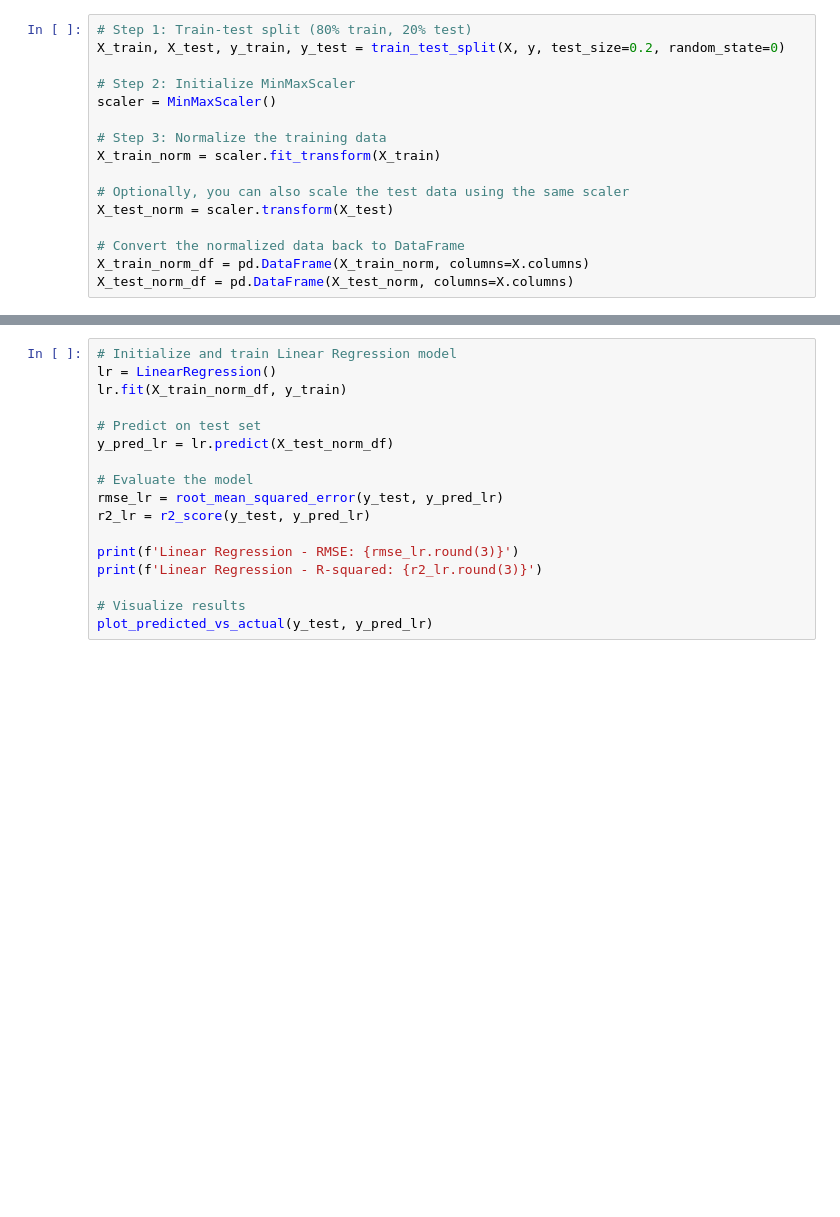
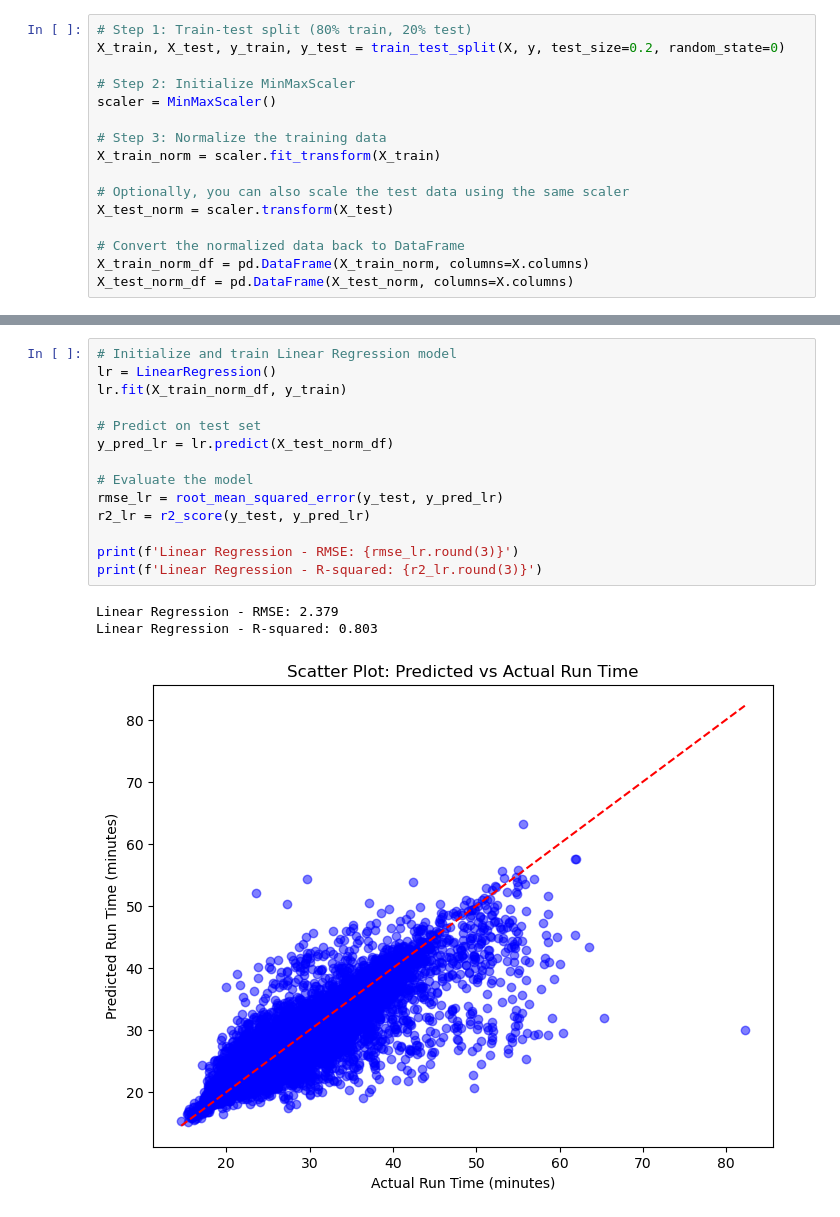
Before and after one commit to owen-george/parkrun_analysis, a Jupyter notebook: 5_ML.ipynb, the cells around one changed output, grey strips where cells are left out. Saved outputs shown, nothing was run; the diff lists cells and outputs as text; blank space fills up the shorter version.

```diff
--- a/5_ML.ipynb
+++ b/5_ML.ipynb
@@ -166,17 +183,18 @@ KeyboardInterrupt:
 # %%
 # Initialize and train Linear Regression model
 lr = LinearRegression()
 lr.fit(X_train_norm_df, y_train)
 
 # Predict on test set
 y_pred_lr = lr.predict(X_test_norm_df)
 
 # Evaluate the model
 rmse_lr = root_mean_squared_error(y_test, y_pred_lr)
 r2_lr = r2_score(y_test, y_pred_lr)
 
 print(f'Linear Regression - RMSE: {rmse_lr.round(3)}')
 print(f'Linear Regression - R-squared: {r2_lr.round(3)}')
-
-# Visualize results
-plot_predicted_vs_actual(y_test, y_pred_lr)
+# %% [output]
+Linear Regression - RMSE: 2.379
+Linear Regression - R-squared: 0.803
+[figure, added]
```
Also changed, not shown: parts of 27 cells of this notebook, 5 other files.
